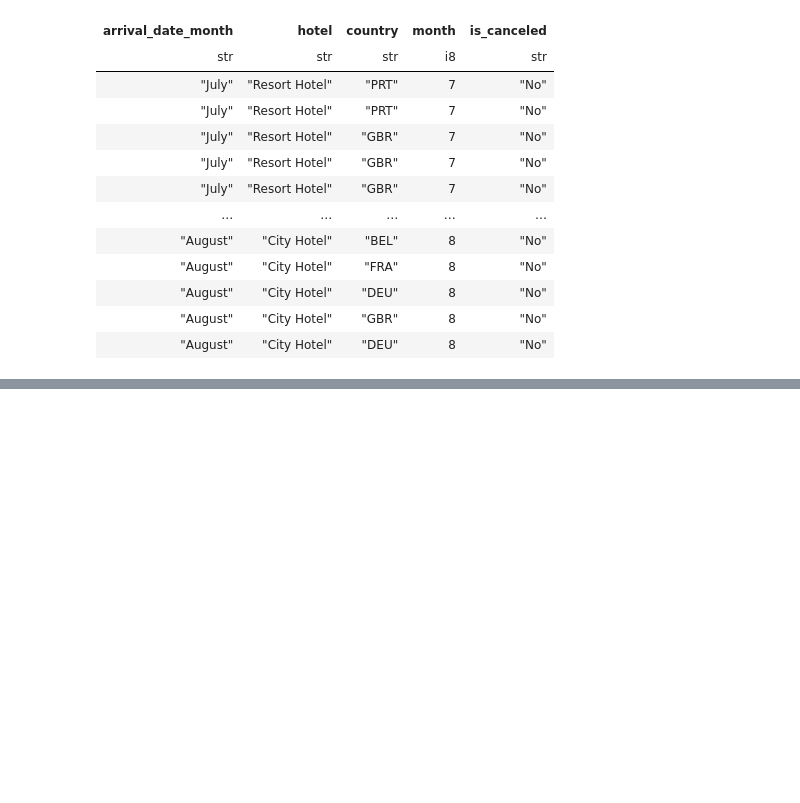
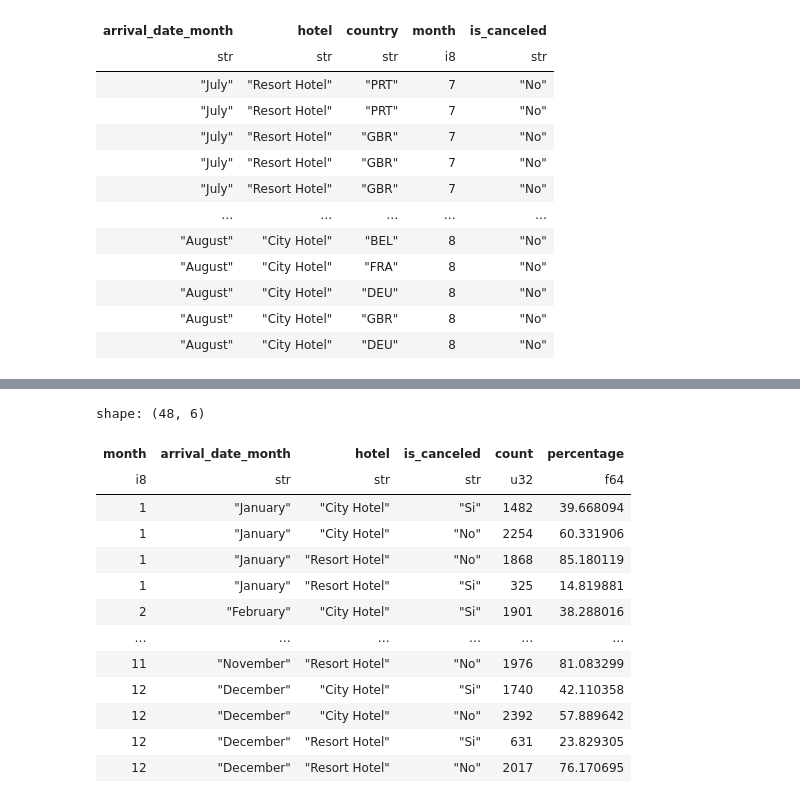
Before and after one commit to CarMoreno/carmoreno.github.io, a Jupyter notebook: _notebooks/2025-05-11-Data-storytelling-datos-hotel-ploty-python.ipynb, the cells around one changed output, grey strips where cells are left out. Drawn from its saved outputs; the diff is of its cells as text; code cells hidden in the pictures; blank space fills up the shorter version.

```diff
--- a/_notebooks/2025-05-11-Data-storytelling-datos-hotel-ploty-python.ipynb
+++ b/_notebooks/2025-05-11-Data-storytelling-datos-hotel-ploty-python.ipynb
@@ -306,0 +261,35 @@ fig.show()
+# %%
+# Realiza un conteo por grupos  para saber el chance de que hayan cancelaciones en un mes y tipo de hotel.
+# La idea es que por cada grupo (mes, hotel) obtengamos un porcentaje de reservas canceladas y no canceladas
+# Por cada grupo (mes, hotel) el total de este porcentaje sera del 100%.
+reservas_canceladas_total_por_grupos = (reservas_canceladas_por_mes
+    .group_by("arrival_date_month", "month", "hotel")
+    .agg(pl.col("count").sum())
+    .rename({"count": "total_by_group"})
+    .sort("month"))
+
+reservas_canceladas_total_por_grupos = (
+    reservas_canceladas_total_por_grupos
+        .join(reservas_canceladas_por_mes, on=["arrival_date_month", "month", "hotel"])
+        .with_columns(
+            percentage=(pl.col("count") / pl.col("total_by_group")) * 100
+        )
+        .select("month", "arrival_date_month", "hotel", "is_canceled", "count", "percentage")
+        .sort(by=["month", "hotel"])
+)
+reservas_canceladas_total_por_grupos
+# %% [output]
+shape: (48, 6)
+| month | arrival_date_month | hotel | is_canceled | count | percentage |
+| i8 | str | str | str | u32 | f64 |
+| 1 | "January" | "City Hotel" | "Si" | 1482 | 39.668094 |
+| 1 | "January" | "City Hotel" | "No" | 2254 | 60.331906 |
+| 1 | "January" | "Resort Hotel" | "No" | 1868 | 85.180119 |
+| 1 | "January" | "Resort Hotel" | "Si" | 325 | 14.819881 |
+| 2 | "February" | "City Hotel" | "Si" | 1901 | 38.288016 |
+| … | … | … | … | … | … |
+| 11 | "November" | "Resort Hotel" | "No" | 1976 | 81.083299 |
+| 12 | "December" | "City Hotel" | "Si" | 1740 | 42.110358 |
+| 12 | "December" | "City Hotel" | "No" | 2392 | 57.889642 |
+| 12 | "December" | "Resort Hotel" | "Si" | 631 | 23.829305 |
+| 12 | "December" | "Resort Hotel" | "No" | 2017 | 76.170695 |
```
Also changed, not shown: parts of 24 cells of this notebook, 7 other files.
